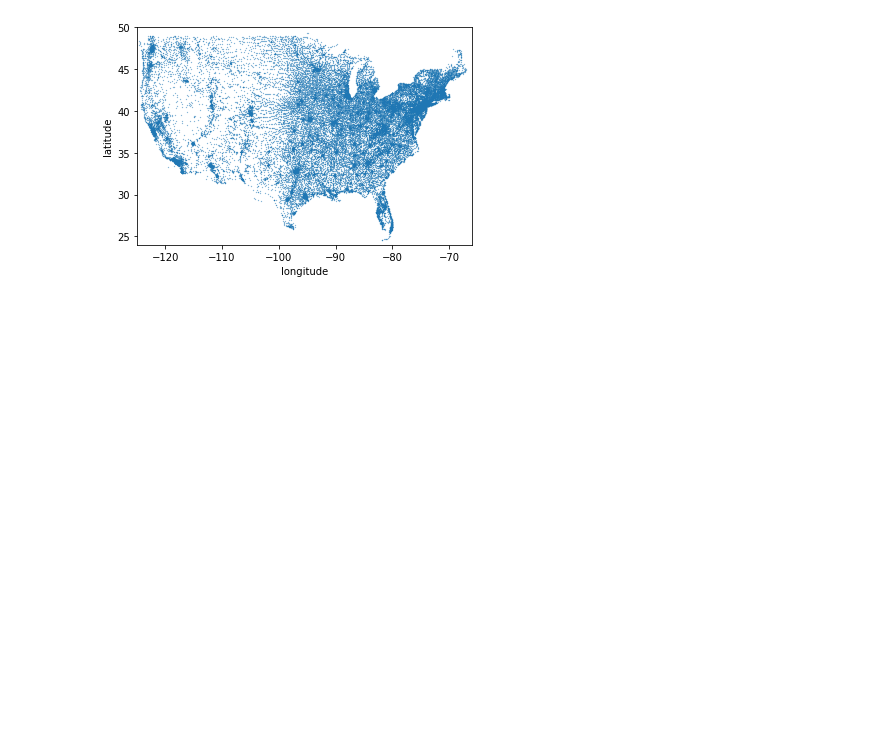
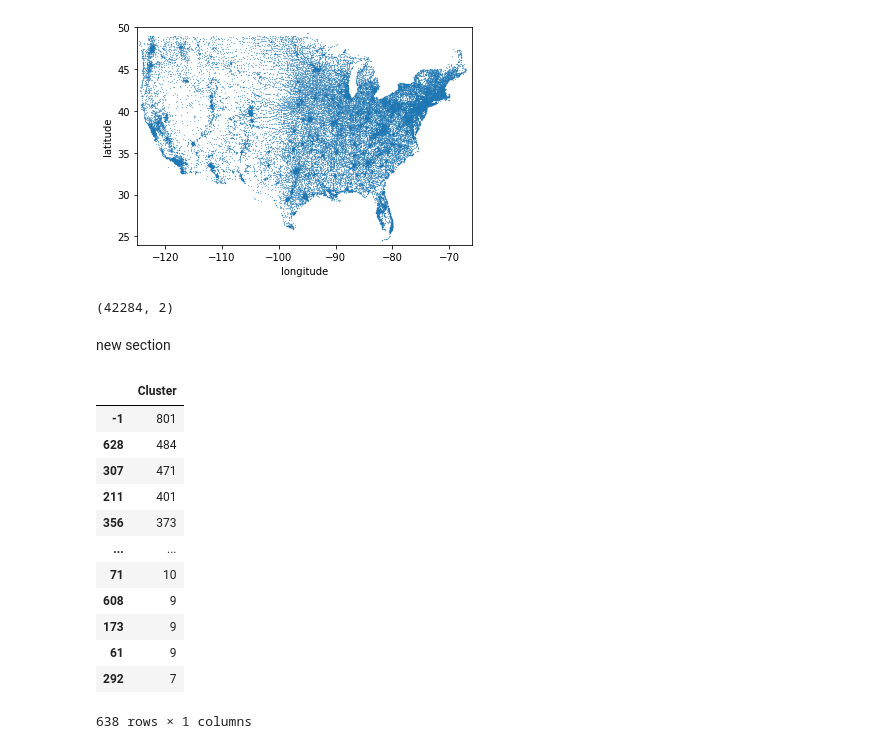
Before and after one commit to Layahblue22/CS422, a Jupyter notebook: Homework3.ipynb, the cells around one changed output. Drawn from its saved outputs; the diff is of its cells as text; code cells hidden in the pictures; blank space fills up the shorter version.

```diff
--- a/Homework3.ipynb
+++ b/Homework3.ipynb
@@ -71,0 +83,7 @@ axis.set_ylim([24,50])
+# %%
+x=zip_code_data1.iloc[:,[2,3]].values
+x.shape
+# %% [output]
+(42284, 2)
+# %% [markdown]
+new section
@@ -71,0 +94,16 @@ axis.set_ylim([24,50])
+# %%
+DBSCAN_dataset.Cluster.value_counts().to_frame()
+# %% [output]
+|  | Cluster |
+| -1 | 801 |
+| 628 | 484 |
+| 307 | 471 |
+| 211 | 401 |
+| 356 | 373 |
+| ... | ... |
+| 71 | 10 |
+| 608 | 9 |
+| 173 | 9 |
+| 61 | 9 |
+| 292 | 7 |
+638 rows × 1 columns
```
Also changed, not shown: parts of 6 cells of this notebook.
